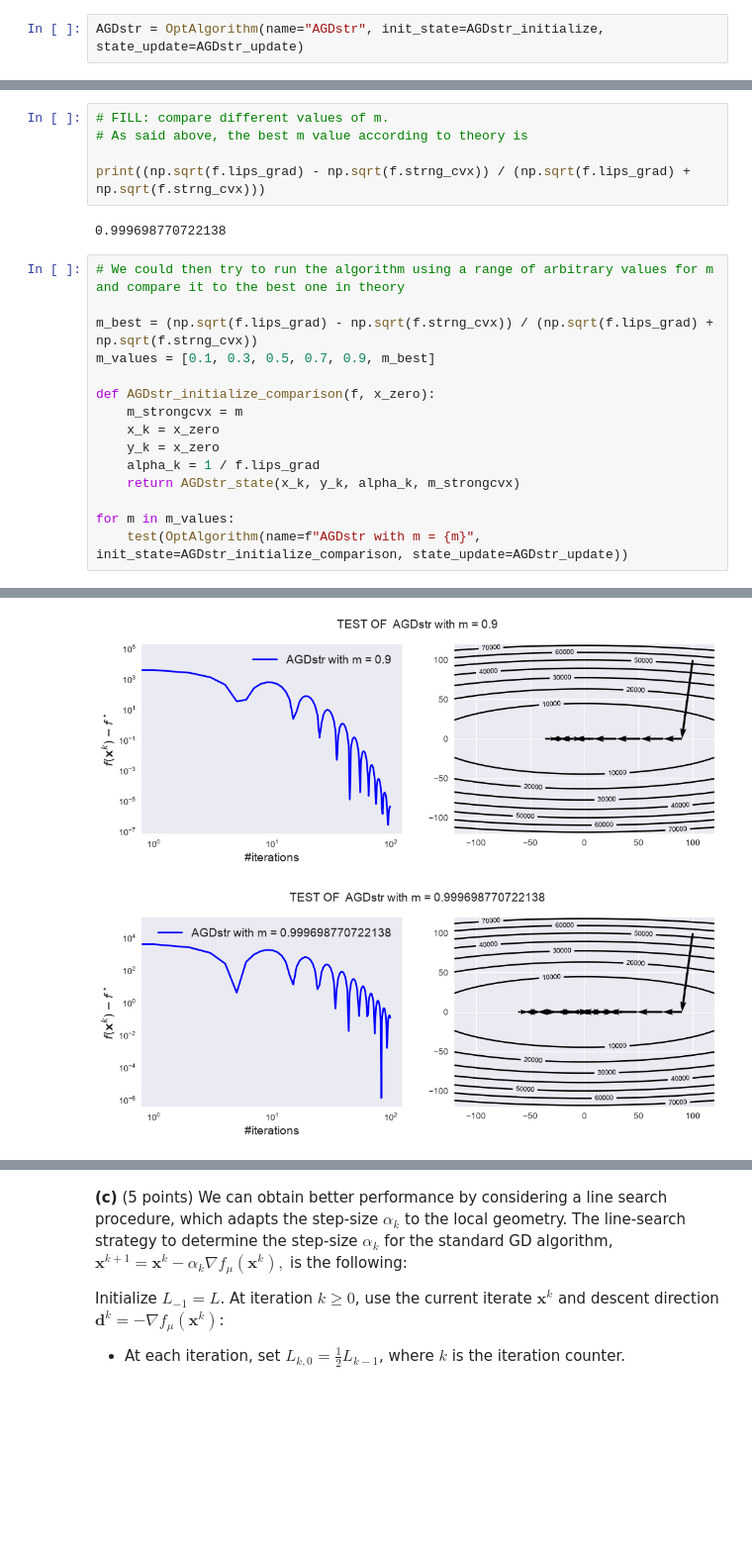
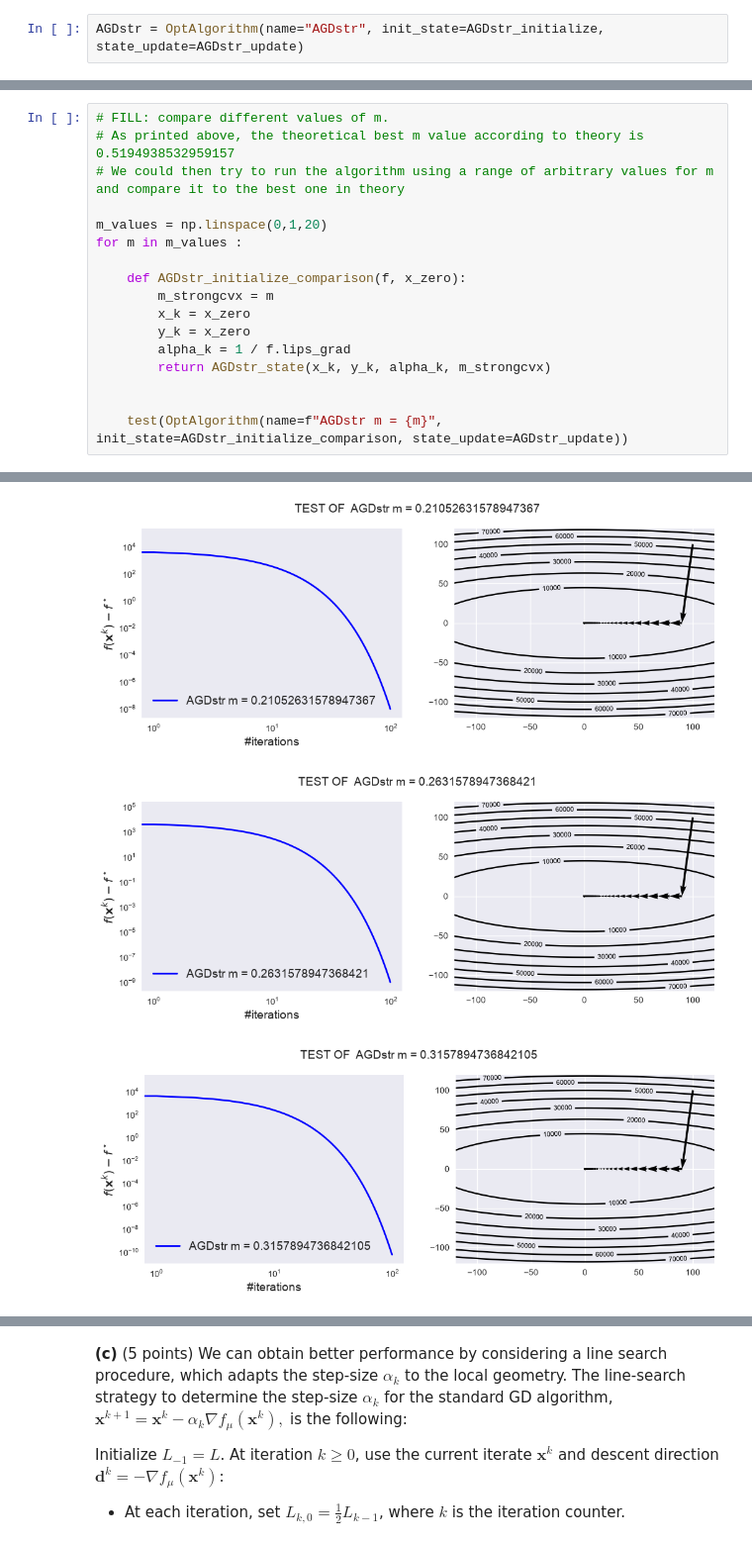
Before and after one commit to DavideRossi123/Assignment-1-Maths-of-Data, a Jupyter notebook: Part 2 - First order methods.ipynb, the cells around one changed output, grey strips where cells are left out. Shown at 99% size. Drawn from its saved outputs; the diff is of its cells as text; blank space fills up the shorter version.

```diff
--- a/Part 2 - First order methods.ipynb
+++ b/Part 2 - First order methods.ipynb
@@ -238,24 +240,19 @@ test(AGDstr)
 [figure]
-# %%
-# FILL: compare different values of m.
-# As said above, the best m value according to theory is
-
-print((np.sqrt(f.lips_grad) - np.sqrt(f.strng_cvx)) / (np.sqrt(f.lips_grad) + np.sqrt(f.strng_cvx)))
-# %% [output]
-0.999698770722138
 # %%
+# FILL: compare different values of m.
+# As printed above, the theoretical best m value according to theory is 0.5194938532959157
 # We could then try to run the algorithm using a range of arbitrary values for m and compare it to the best one in theory
 
-m_best = (np.sqrt(f.lips_grad) - np.sqrt(f.strng_cvx)) / (np.sqrt(f.lips_grad) + np.sqrt(f.strng_cvx))
-m_values = [0.1, 0.3, 0.5, 0.7, 0.9, m_best]
+m_values = np.linspace(0,1,20)
+for m in m_values :
 
-def AGDstr_initialize_comparison(f, x_zero):
-    m_strongcvx = m
-    x_k = x_zero
-    y_k = x_zero
-    alpha_k = 1 / f.lips_grad
-    return AGDstr_state(x_k, y_k, alpha_k, m_strongcvx)
+    def AGDstr_initialize_comparison(f, x_zero):
+        m_strongcvx = m
+        x_k = x_zero
+        y_k = x_zero
+        alpha_k = 1 / f.lips_grad
+        return AGDstr_state(x_k, y_k, alpha_k, m_strongcvx)
 
-for m in m_values:
-    test(OptAlgorithm(name=f"AGDstr with m = {m}", init_state=AGDstr_initialize_comparison, state_update=AGDstr_update))
+
+    test(OptAlgorithm(name=f"AGDstr m = {m}", init_state=AGDstr_initialize_comparison, state_update=AGDstr_update))
 # %% [output]
@@ -266,2 +263,3 @@ for m in m_values:
-[figure, old version]
+[figure, new version]
-[figure, old version]
+[figure, new version]
+[figure, added]
```
Also changed, not shown: parts of 7 cells of this notebook.
